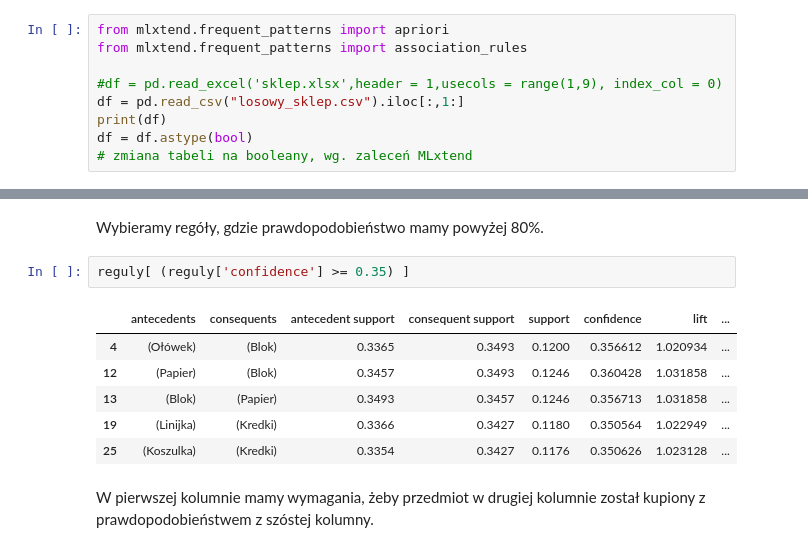
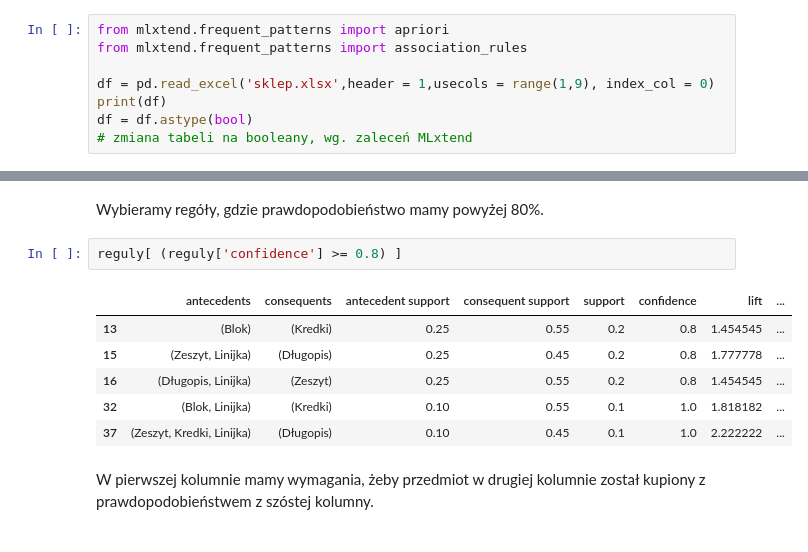
Before and after one commit to crppl/PRiAD_projekt, a Jupyter notebook: PRiAD 4 - Uczenie nienadzorowane - improved.ipynb, the cells around one changed output, grey strips where cells are left out. Saved outputs shown, nothing was run; the diff lists cells and outputs as text.

```diff
--- a/PRiAD 4 - Uczenie nienadzorowane - improved.ipynb
+++ b/PRiAD 4 - Uczenie nienadzorowane - improved.ipynb
@@ -369,8 +369,7 @@ Zbiór danych `sklep.xlsx` zawiera koszyki zakupowe, w których znajdują się p
 from mlxtend.frequent_patterns import apriori
 from mlxtend.frequent_patterns import association_rules
 
-#df = pd.read_excel('sklep.xlsx',header = 1,usecols = range(1,9), index_col = 0)
-df = pd.read_csv("losowy_sklep.csv").iloc[:,1:]
+df = pd.read_excel('sklep.xlsx',header = 1,usecols = range(1,9), index_col = 0)
 print(df)
 df = df.astype(bool)
 # zmiana tabeli na booleany, wg. zaleceń MLxtend
@@ -437,14 +440,14 @@ reguly
 # %% [markdown]
 Wybieramy regóły, gdzie prawdopodobieństwo mamy powyżej 80%.
 # %%
-reguly[ (reguly['confidence'] >= 0.35) ]
+reguly[ (reguly['confidence'] >= 0.8) ]
 # %% [output]
 |  | antecedents | consequents | antecedent support | consequent support | support | confidence | lift | ... |
-| 4 | (Ołówek) | (Blok) | 0.3365 | 0.3493 | 0.1200 | 0.356612 | 1.020934 | ... |
-| 12 | (Papier) | (Blok) | 0.3457 | 0.3493 | 0.1246 | 0.360428 | 1.031858 | ... |
-| 13 | (Blok) | (Papier) | 0.3493 | 0.3457 | 0.1246 | 0.356713 | 1.031858 | ... |
-| 19 | (Linijka) | (Kredki) | 0.3366 | 0.3427 | 0.1180 | 0.350564 | 1.022949 | ... |
-| 25 | (Koszulka) | (Kredki) | 0.3354 | 0.3427 | 0.1176 | 0.350626 | 1.023128 | ... |
+| 13 | (Blok) | (Kredki) | 0.25 | 0.55 | 0.2 | 0.8 | 1.454545 | ... |
+| 15 | (Zeszyt, Linijka) | (Długopis) | 0.25 | 0.45 | 0.2 | 0.8 | 1.777778 | ... |
+| 16 | (Długopis, Linijka) | (Zeszyt) | 0.25 | 0.55 | 0.2 | 0.8 | 1.454545 | ... |
+| 32 | (Blok, Linijka) | (Kredki) | 0.10 | 0.55 | 0.1 | 1.0 | 1.818182 | ... |
+| 37 | (Zeszyt, Kredki, Linijka) | (Długopis) | 0.10 | 0.45 | 0.1 | 1.0 | 2.222222 | ... |
 # %% [markdown]
 W pierwszej kolumnie mamy wymagania, żeby przedmiot w drugiej kolumnie został kupiony z prawdopodobieństwem z szóstej kolumny.
 # %% [markdown]
```
Also changed, not shown: parts of 6 cells of this notebook.
